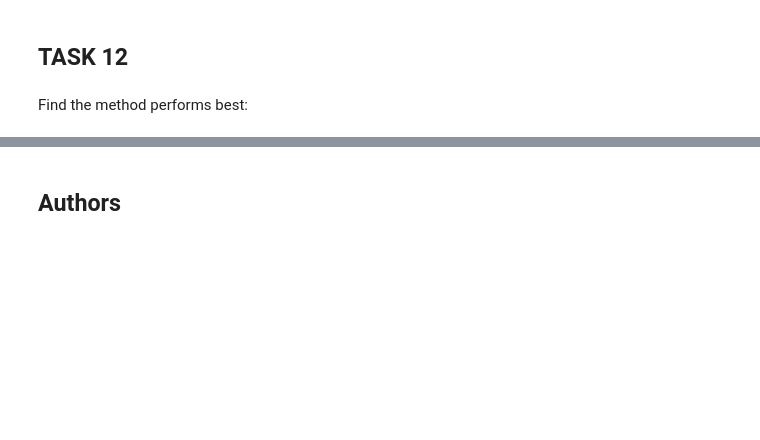
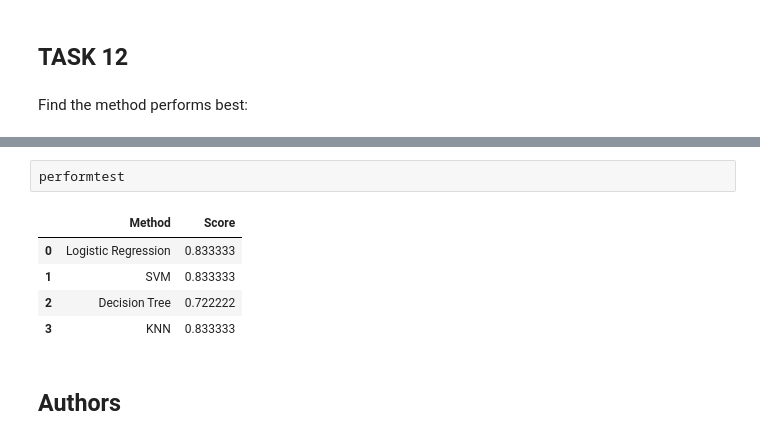
Before and after one commit to JoelmirDias/IBM_Coursera, a Jupyter notebook: SpaceX_Machine_Learning_Prediction_Part_5.ipynb, the cells around one changed output, grey strips where cells are left out. Saved outputs shown, nothing was run; the diff lists cells and outputs as text; blank space fills up the shorter version.

```diff
--- a/SpaceX_Machine_Learning_Prediction_Part_5.ipynb
+++ b/SpaceX_Machine_Learning_Prediction_Part_5.ipynb
@@ -330,3 +356,11 @@ Find the method performs best:
+# %%
+performtest
+# %% [output]
+|  | Method | Score |
+| 0 | Logistic Regression | 0.833333 |
+| 1 | SVM | 0.833333 |
+| 2 | Decision Tree | 0.722222 |
+| 3 | KNN | 0.833333 |
 # %% [markdown]
 ## Authors
 # %% [markdown]
```
Also changed, not shown: parts of 6 cells of this notebook.
